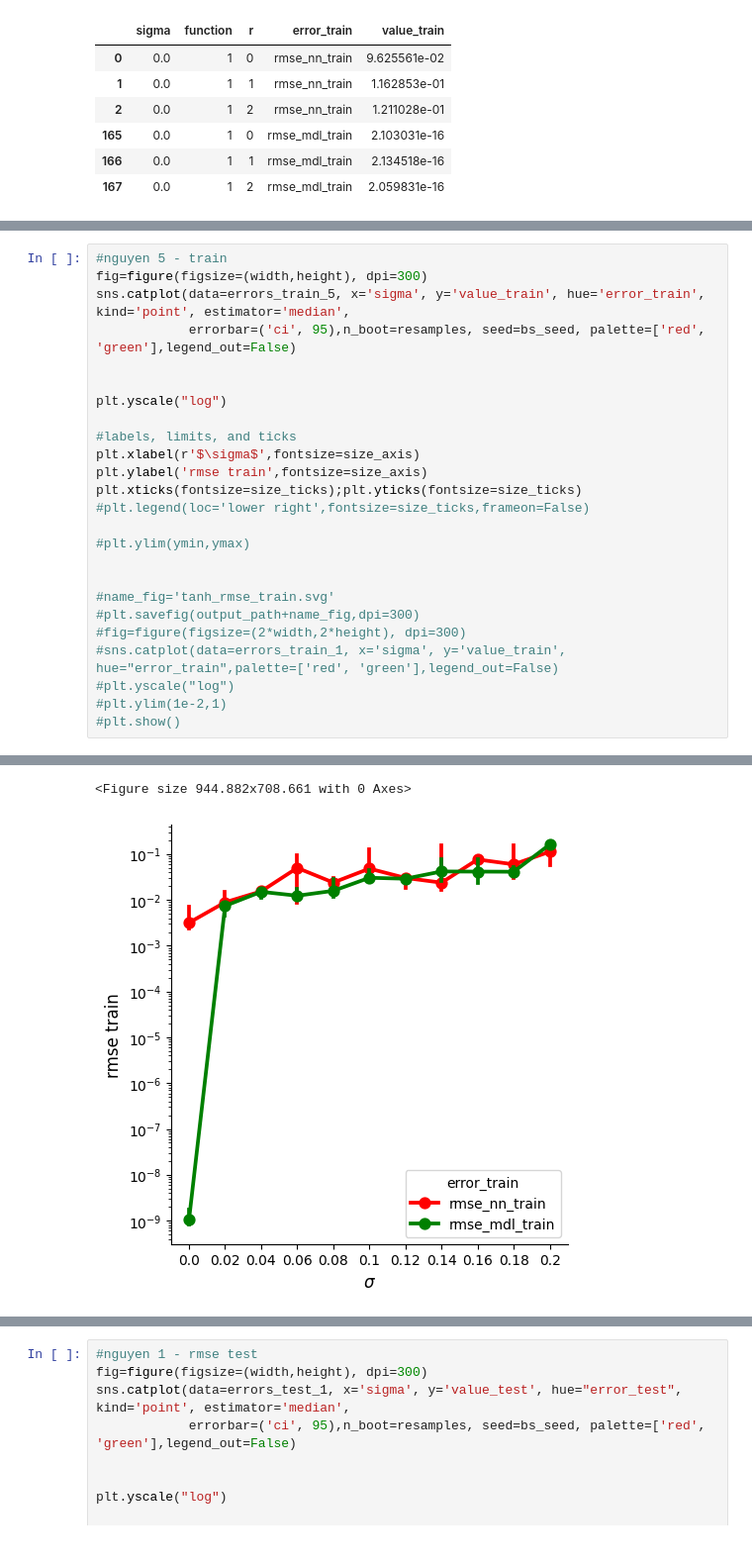
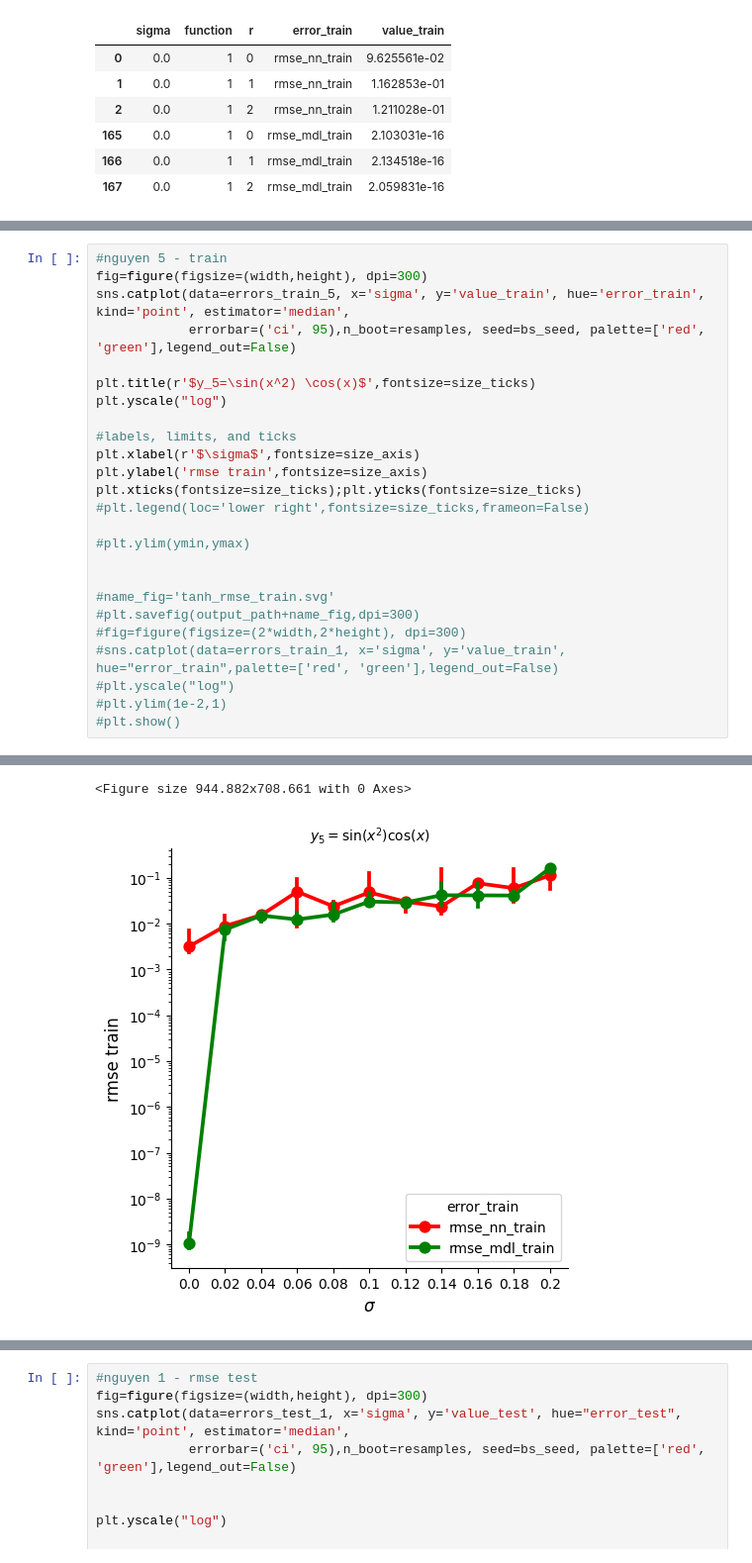
Before and after one commit to SergioCoboLopez/ANN_BMS, a Jupyter notebook: bin/nguyen/plot_nguyen_approximation_medians.ipynb, the cells around one changed output, grey strips where cells are left out. Shown at 99% size. Cells and saved outputs as stored; diff of their text form.

```diff
--- a/bin/nguyen/plot_nguyen_approximation_medians.ipynb
+++ b/bin/nguyen/plot_nguyen_approximation_medians.ipynb
@@ -190,7 +191,7 @@ fig=figure(figsize=(width,height), dpi=300)
 sns.catplot(data=errors_train_5, x='sigma', y='value_train', hue='error_train', kind='point', estimator='median',
             errorbar=('ci', 95),n_boot=resamples, seed=bs_seed, palette=['red', 'green'],legend_out=False)
 
-
+plt.title(r'$y_5=\sin(x^2) \cos(x)$',fontsize=size_ticks)
 plt.yscale("log")
 
 #labels, limits, and ticks
@@ -226,7 +227,7 @@ plt.xticks(fontsize=size_ticks);plt.yticks(fontsize=size_ticks)
   Text(0, 1.0, '$\\mathdefault{10^{0}}$'),
   Text(0, 10.0, '$\\mathdefault{10^{1}}$')])
 <Figure size 944.882x708.661 with 0 Axes>
-[figure, old version]
+[figure, new version]
 # %%
 #nguyen 7 - train
 fig=figure(figsize=(width,height), dpi=300)
```
Also changed, not shown: parts of 10 cells of this notebook.
